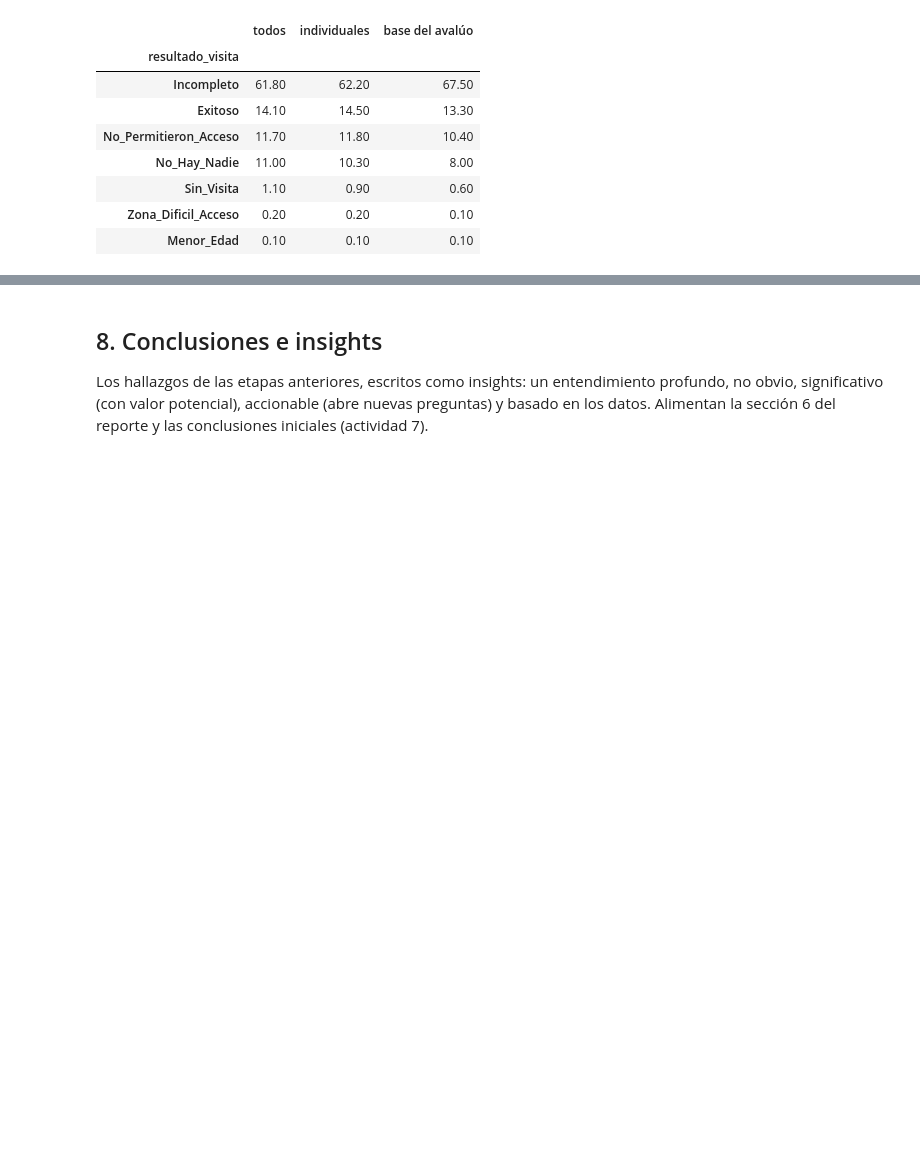
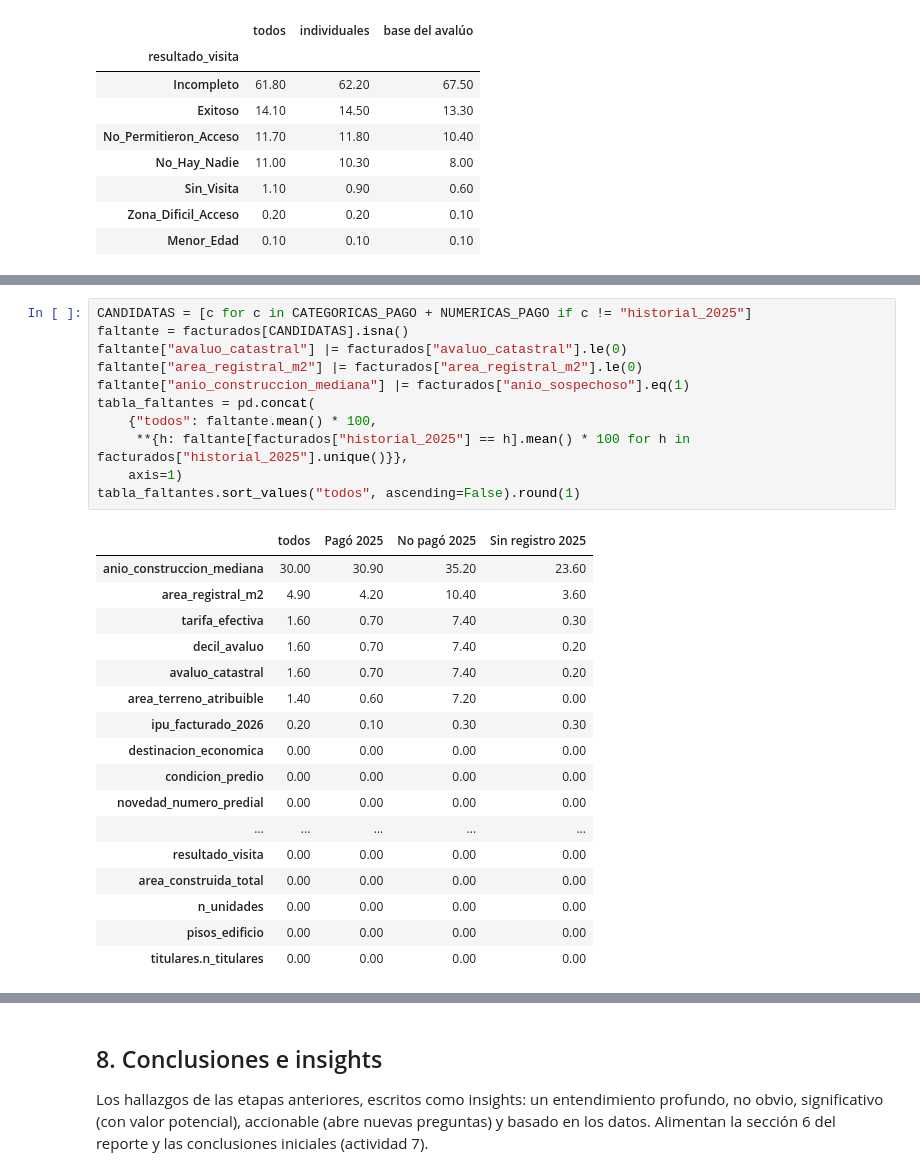
Before and after one commit to Danielfts/proyecto-MINE-ciencia-de-datos, a Jupyter notebook: entrega-2/notebooks/06-entendimiento-de-los-datos.ipynb, the cells around one changed output, grey strips where cells are left out. Saved outputs shown, nothing was run; the diff lists cells and outputs as text; blank space fills up the shorter version.

```diff
--- a/entrega-2/notebooks/06-entendimiento-de-los-datos.ipynb
+++ b/entrega-2/notebooks/06-entendimiento-de-los-datos.ipynb
@@ -2391,0 +2705,29 @@ for col, top in [("condicion_predio", None), ("zona_txt", None), ("destinacion_e
+# %%
+CANDIDATAS = [c for c in CATEGORICAS_PAGO + NUMERICAS_PAGO if c != "historial_2025"]
+faltante = facturados[CANDIDATAS].isna()
+faltante["avaluo_catastral"] |= facturados["avaluo_catastral"].le(0)
+faltante["area_registral_m2"] |= facturados["area_registral_m2"].le(0)
+faltante["anio_construccion_mediana"] |= facturados["anio_sospechoso"].eq(1)
+tabla_faltantes = pd.concat(
+    {"todos": faltante.mean() * 100,
+     **{h: faltante[facturados["historial_2025"] == h].mean() * 100 for h in facturados["historial_2025"].unique()}},
+    axis=1)
+tabla_faltantes.sort_values("todos", ascending=False).round(1)
+# %% [output]
+|  | todos | Pagó 2025 | No pagó 2025 | Sin registro 2025 |
+| anio_construccion_mediana | 30.00 | 30.90 | 35.20 | 23.60 |
+| area_registral_m2 | 4.90 | 4.20 | 10.40 | 3.60 |
+| tarifa_efectiva | 1.60 | 0.70 | 7.40 | 0.30 |
+| decil_avaluo | 1.60 | 0.70 | 7.40 | 0.20 |
+| avaluo_catastral | 1.60 | 0.70 | 7.40 | 0.20 |
+| area_terreno_atribuible | 1.40 | 0.60 | 7.20 | 0.00 |
+| ipu_facturado_2026 | 0.20 | 0.10 | 0.30 | 0.30 |
+| destinacion_economica | 0.00 | 0.00 | 0.00 | 0.00 |
+| condicion_predio | 0.00 | 0.00 | 0.00 | 0.00 |
+| novedad_numero_predial | 0.00 | 0.00 | 0.00 | 0.00 |
+| ... | ... | ... | ... | ... |
+| resultado_visita | 0.00 | 0.00 | 0.00 | 0.00 |
+| area_construida_total | 0.00 | 0.00 | 0.00 | 0.00 |
+| n_unidades | 0.00 | 0.00 | 0.00 | 0.00 |
+| pisos_edificio | 0.00 | 0.00 | 0.00 | 0.00 |
+| titulares.n_titulares | 0.00 | 0.00 | 0.00 | 0.00 |
```
Also changed, not shown: parts of 25 cells of this notebook, 3 other files.
